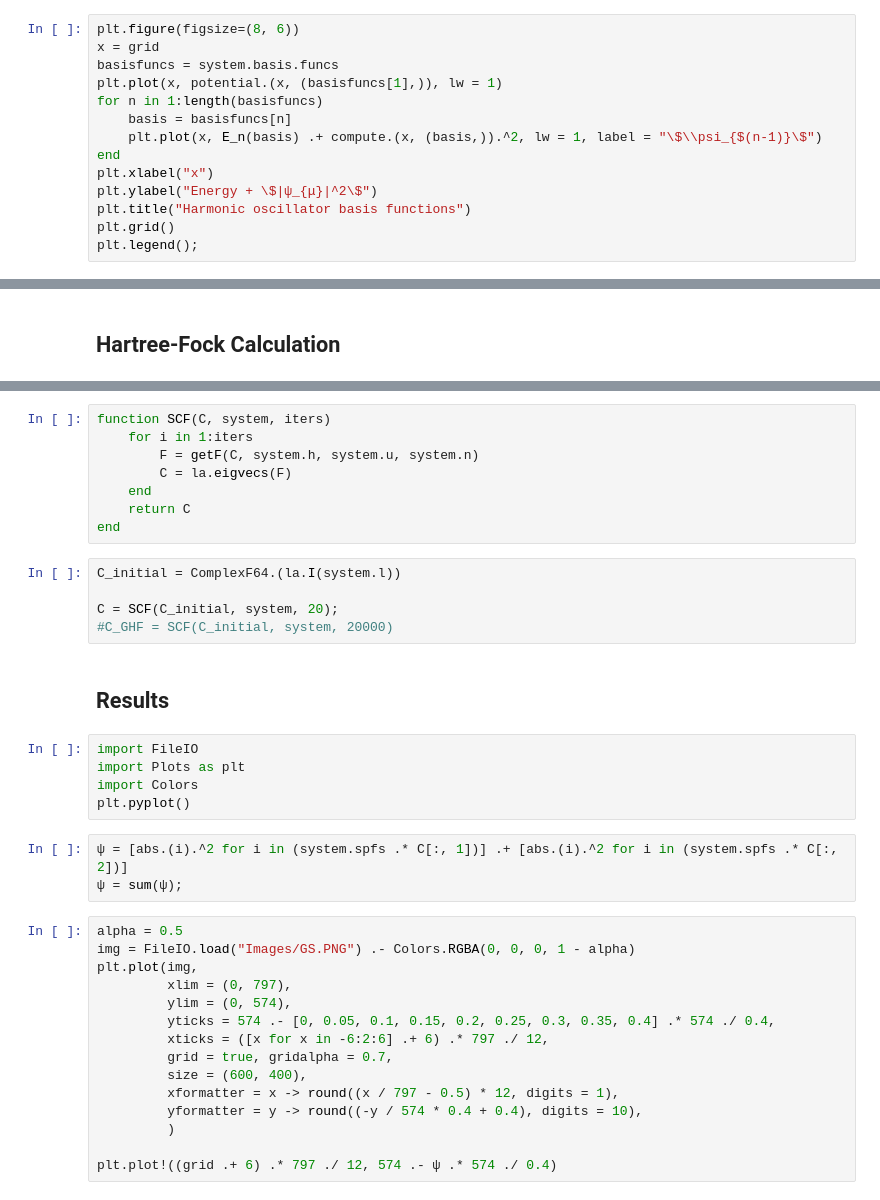
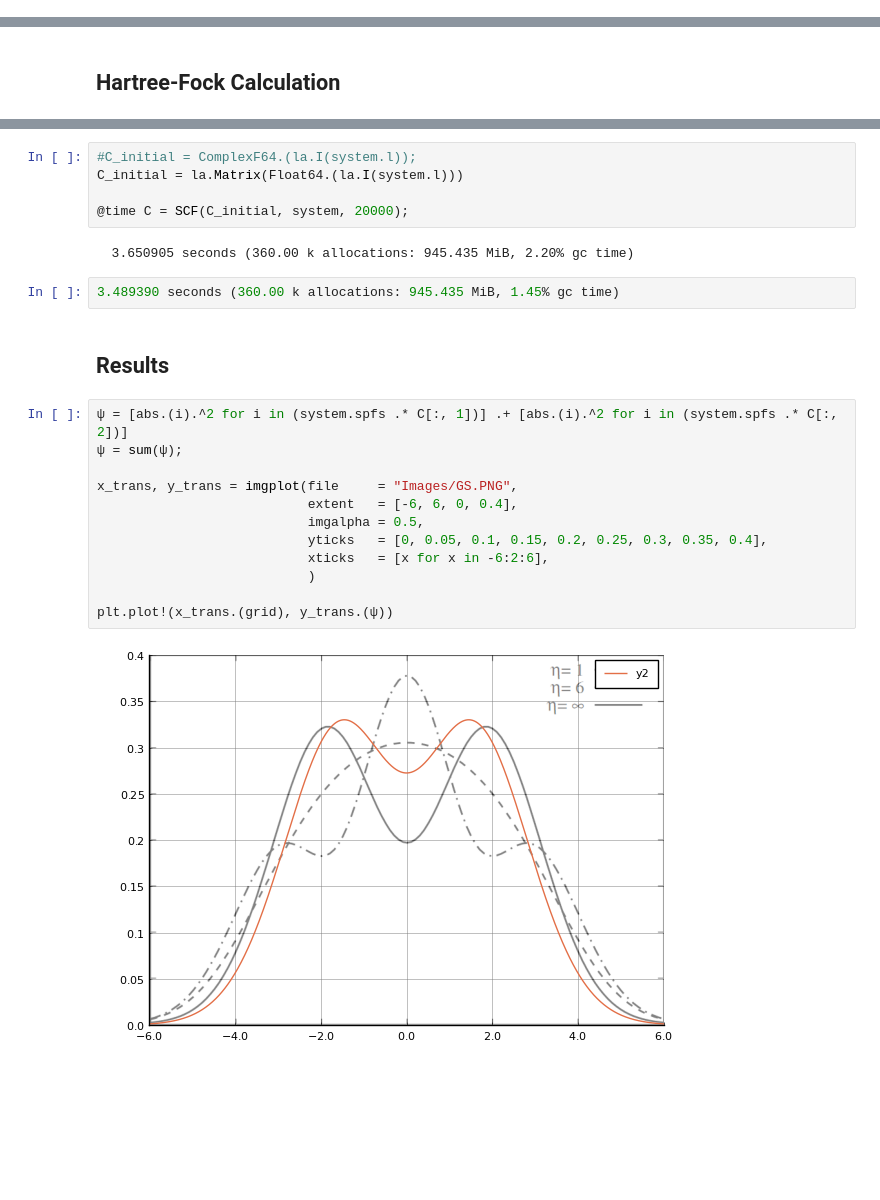
Before and after one commit to KarlHenrik/ComputationalPhysicsMaster, a Jupyter notebook: HF/HF_Main.ipynb, the cells around one changed output, grey strips where cells are left out. Cells and saved outputs as stored; diff of their text form; blank space fills up the shorter version.

```diff
--- a/HF/HF_Main.ipynb
+++ b/HF/HF_Main.ipynb
@@ -30,14 +22,0 @@ import PyPlot as plt
-# %%
-plt.figure(figsize=(8, 6))
-x = grid
-basisfuncs = system.basis.funcs
-plt.plot(x, potential.(x, (basisfuncs[1],)), lw = 1)
-for n in 1:length(basisfuncs)
-    basis = basisfuncs[n]
-    plt.plot(x, E_n(basis) .+ compute.(x, (basis,)).^2, lw = 1, label = "\$\\psi_{$(n-1)}\$")
-end
-plt.xlabel("x")
-plt.ylabel("Energy + \$|ψ_{μ}|^2\$")
-plt.title("Harmonic oscillator basis functions")
-plt.grid()
-plt.legend();
@@ -80,38 +69,25 @@ end
-# %%
-function SCF(C, system, iters)
-    for i in 1:iters
-        F = getF(C, system.h, system.u, system.n)
-        C = la.eigvecs(F)
-    end
-    return C
-end
 # %%
-C_initial = ComplexF64.(la.I(system.l))
+#C_initial = ComplexF64.(la.I(system.l));
+C_initial = la.Matrix(Float64.(la.I(system.l)))
 
-C = SCF(C_initial, system, 20);
-#C_GHF = SCF(C_initial, system, 20000)
+@time C = SCF(C_initial, system, 20000);
+# %% [output]
+  3.650905 seconds (360.00 k allocations: 945.435 MiB, 2.20% gc time)
+# %%
+3.489390 seconds (360.00 k allocations: 945.435 MiB, 1.45% gc time)
 # %% [markdown]
 ## Results
-# %%
-import FileIO
-import Plots as plt
-import Colors
-plt.pyplot()
 # %%
 ψ = [abs.(i).^2 for i in (system.spfs .* C[:, 1])] .+ [abs.(i).^2 for i in (system.spfs .* C[:, 2])]
 ψ = sum(ψ);
+
+x_trans, y_trans = imgplot(file     = "Images/GS.PNG",
+                           extent   = [-6, 6, 0, 0.4],
+                           imgalpha = 0.5,
+                           yticks   = [0, 0.05, 0.1, 0.15, 0.2, 0.25, 0.3, 0.35, 0.4],
+                           xticks   = [x for x in -6:2:6],
+                           )
+
+plt.plot!(x_trans.(grid), y_trans.(ψ))
+# %% [output]
+[figure, added]
-# %%
-alpha = 0.5
-img = FileIO.load("Images/GS.PNG") .- Colors.RGBA(0, 0, 0, 1 - alpha)
-plt.plot(img,
-         xlim = (0, 797),
-         ylim = (0, 574),
-         yticks = 574 .- [0, 0.05, 0.1, 0.15, 0.2, 0.25, 0.3, 0.35, 0.4] .* 574 ./ 0.4,
-         xticks = ([x for x in -6:2:6] .+ 6) .* 797 ./ 12,
-         grid = true, gridalpha = 0.7,
-         size = (600, 400),
-         xformatter = x -> round((x / 797 - 0.5) * 12, digits = 1),
-         yformatter = y -> round((-y / 574 * 0.4 + 0.4), digits = 10),
-         )
-
-plt.plot!((grid .+ 6) .* 797 ./ 12, 574 .- ψ .* 574 ./ 0.4)
```
Also changed, not shown: parts of 9 cells of this notebook, 3 other files.
